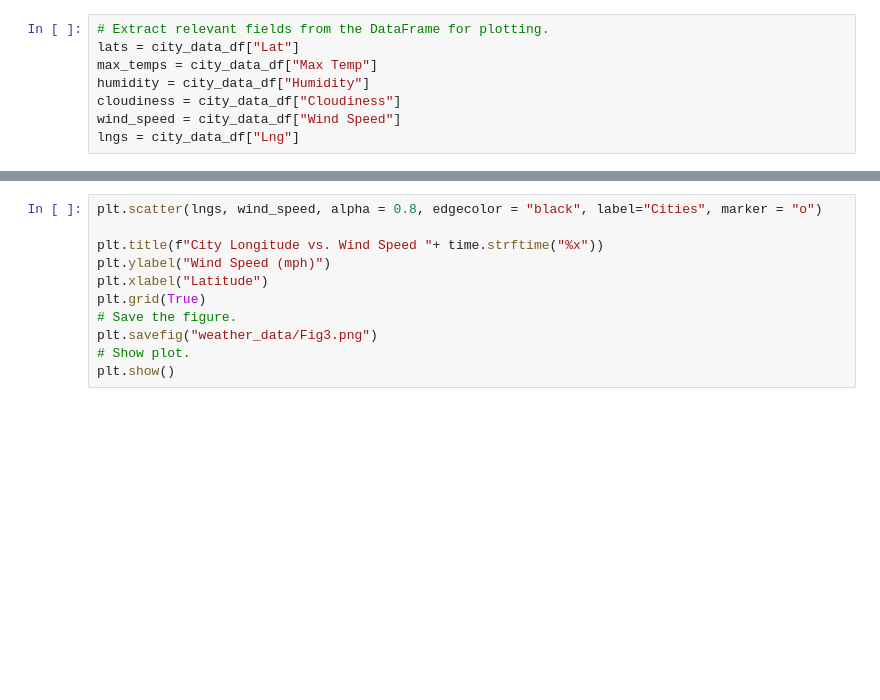
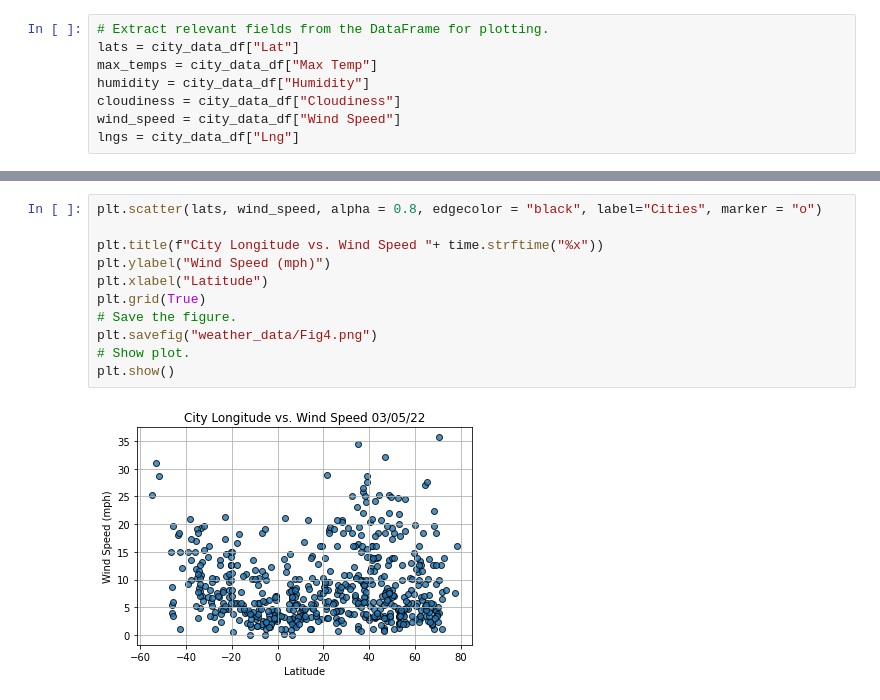
Before and after one commit to evanbruno617/World_Weather_Analysis, a Jupyter notebook: WeatherPy.ipynb, the cells around one changed output, grey strips where cells are left out. Cells and saved outputs as stored; diff of their text form; blank space fills up the shorter version.

Commit message:
Finding Hotel Data

```diff
--- a/WeatherPy.ipynb
+++ b/WeatherPy.ipynb
@@ -203,11 +204,13 @@ plt.show()
 # %%
-plt.scatter(lngs, wind_speed, alpha = 0.8, edgecolor = "black", label="Cities", marker = "o")
+plt.scatter(lats, wind_speed, alpha = 0.8, edgecolor = "black", label="Cities", marker = "o")
 
 plt.title(f"City Longitude vs. Wind Speed "+ time.strftime("%x"))
 plt.ylabel("Wind Speed (mph)")
 plt.xlabel("Latitude")
 plt.grid(True)
 # Save the figure.
-plt.savefig("weather_data/Fig3.png")
+plt.savefig("weather_data/Fig4.png")
 # Show plot.
 plt.show()
+# %% [output]
+[figure, added]
```
Also changed, not shown: parts of 19 cells of this notebook, 7 other files.
